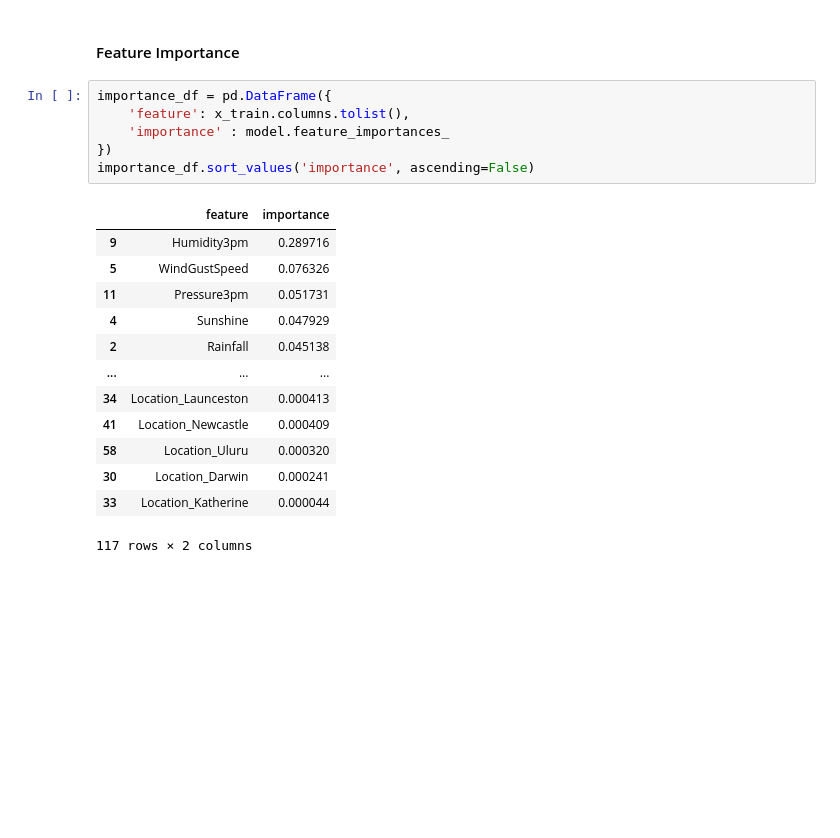
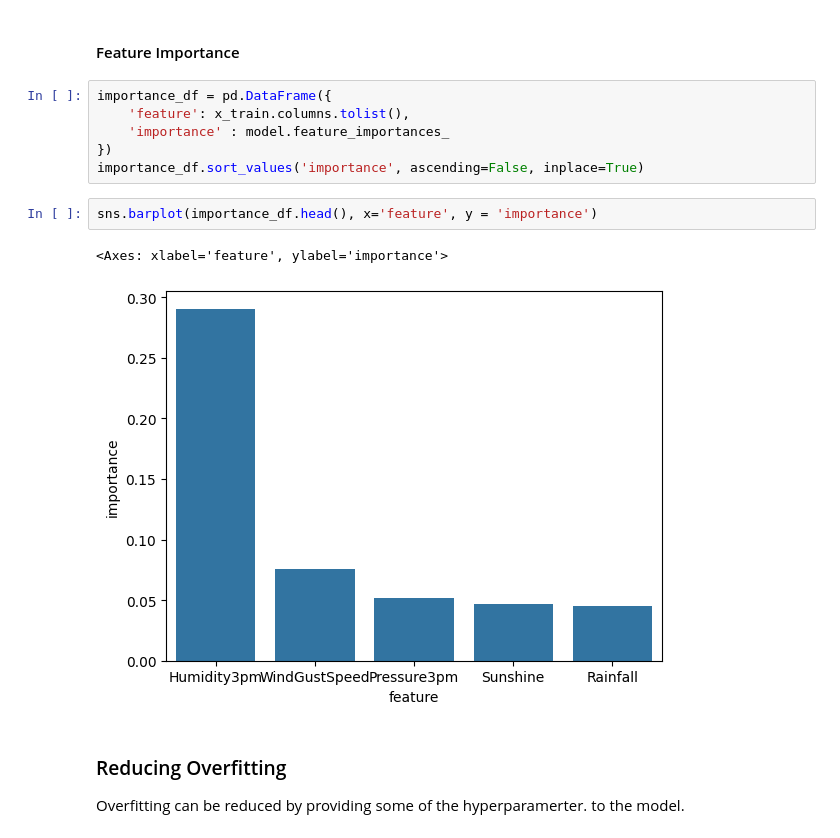
Before and after one commit to mr-ayush-agrawal/MachineLearningBasics, a Jupyter notebook: freeCodeCamp/TreeAndForest/Eda.ipynb, the cells around one changed output. Cells and saved outputs as stored; diff of their text form; blank space fills up the shorter version.

```diff
--- a/freeCodeCamp/TreeAndForest/Eda.ipynb
+++ b/freeCodeCamp/TreeAndForest/Eda.ipynb
@@ -552,19 +552,13 @@ importance_df = pd.DataFrame({
     'feature': x_train.columns.tolist(),
     'importance' : model.feature_importances_
 })
-importance_df.sort_values('importance', ascending=False)
+importance_df.sort_values('importance', ascending=False, inplace=True)
-# %% [output]
-|  | feature | importance |
-| 9 | Humidity3pm | 0.289716 |
-| 5 | WindGustSpeed | 0.076326 |
-| 11 | Pressure3pm | 0.051731 |
-| 4 | Sunshine | 0.047929 |
-| 2 | Rainfall | 0.045138 |
-| ... | ... | ... |
-| 34 | Location_Launceston | 0.000413 |
-| 41 | Location_Newcastle | 0.000409 |
-| 58 | Location_Uluru | 0.000320 |
-| 30 | Location_Darwin | 0.000241 |
-| 33 | Location_Katherine | 0.000044 |
-117 rows × 2 columns
+# %%
+sns.barplot(importance_df.head(), x='feature', y = 'importance')
+# %% [output]
+<Axes: xlabel='feature', ylabel='importance'>
+[figure, added]
+# %% [markdown]
+### Reducing Overfitting
+Overfitting can be reduced by providing some of the hyperparamerter. to the model.
 # %%
```
Also changed, not shown: parts of 23 cells of this notebook.
